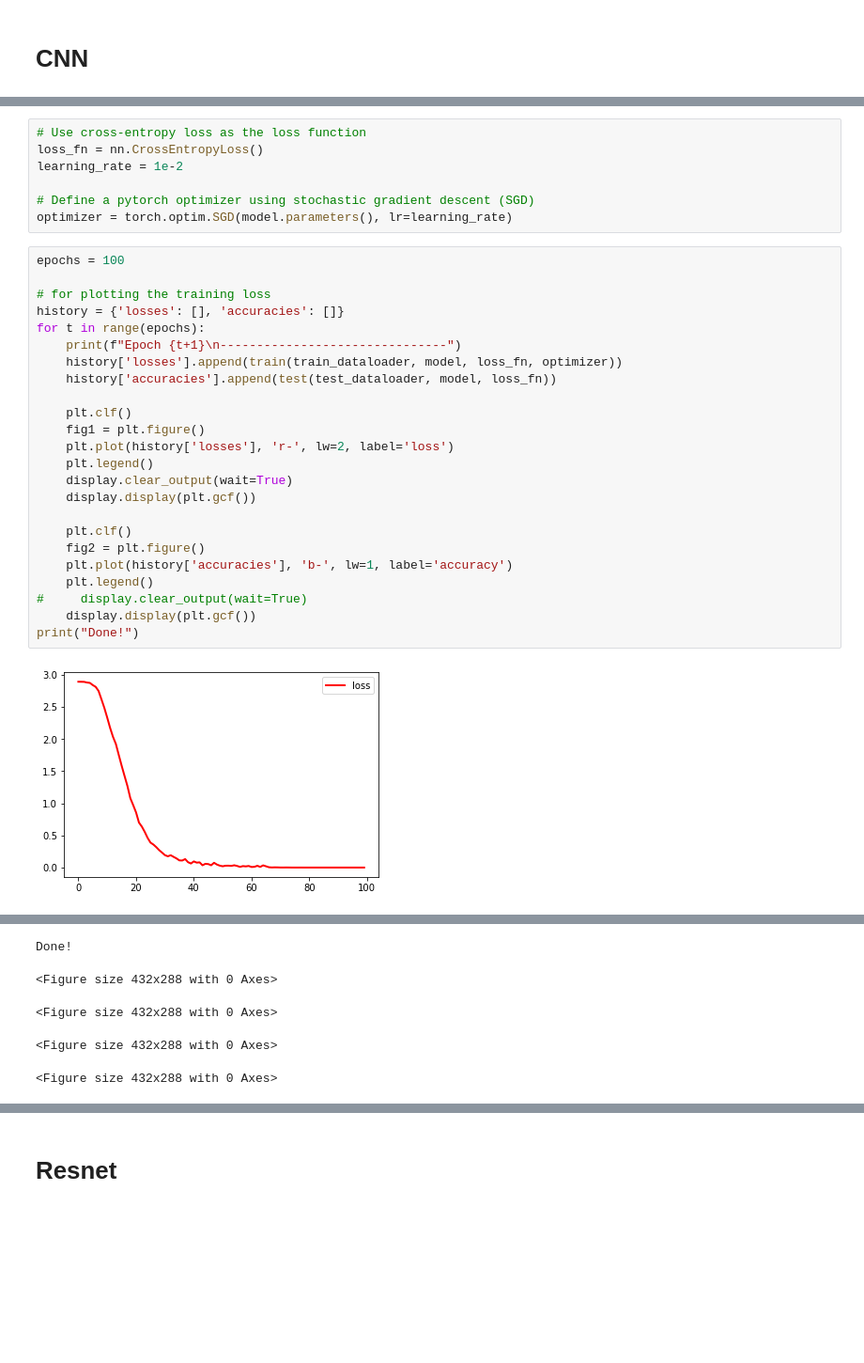
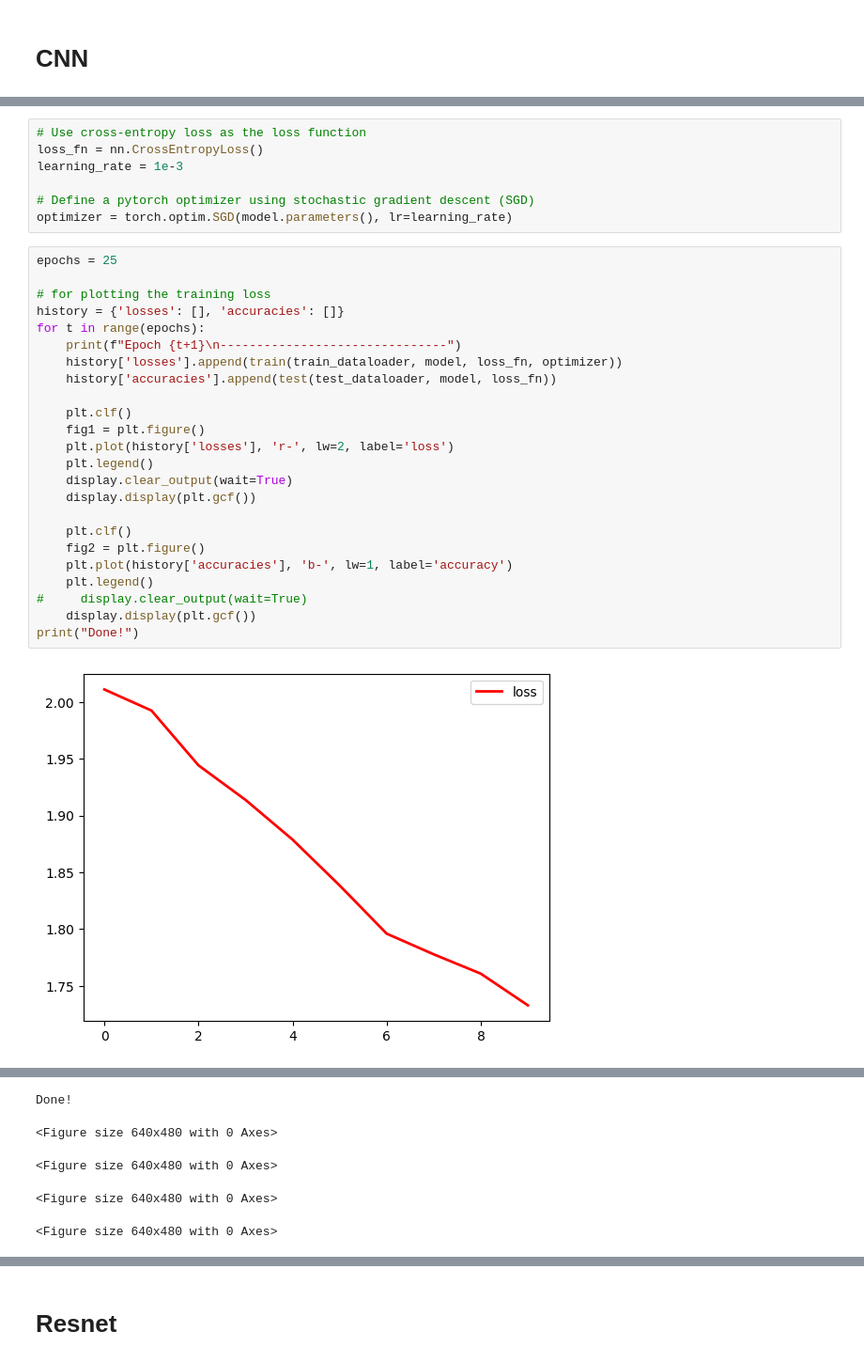
Before and after one commit to AdamKasumovic/CSE404-ML-Project-SS23, a Jupyter notebook: CSE404_ML_Project.ipynb, the cells around one changed output, grey strips where cells are left out. Shown at 94% size. Drawn from its saved outputs; the diff is of its cells as text; blank space fills up the shorter version.

```diff
--- a/CSE404_ML_Project.ipynb
+++ b/CSE404_ML_Project.ipynb
@@ -850,33 +886,33 @@ NeuralNetwork(
 # %%
 # Use cross-entropy loss as the loss function
 loss_fn = nn.CrossEntropyLoss()
-learning_rate = 1e-2
+learning_rate = 1e-3
 
 # Define a pytorch optimizer using stochastic gradient descent (SGD)
 optimizer = torch.optim.SGD(model.parameters(), lr=learning_rate)
 # %%
-epochs = 100
+epochs = 25
 
 # for plotting the training loss
 history = {'losses': [], 'accuracies': []}
 for t in range(epochs):
     print(f"Epoch {t+1}\n-------------------------------")
     history['losses'].append(train(train_dataloader, model, loss_fn, optimizer))
     history['accuracies'].append(test(test_dataloader, model, loss_fn))
 
     plt.clf()
     fig1 = plt.figure()
     plt.plot(history['losses'], 'r-', lw=2, label='loss')
     plt.legend()
     display.clear_output(wait=True)
     display.display(plt.gcf())
 
     plt.clf()
     fig2 = plt.figure()
     plt.plot(history['accuracies'], 'b-', lw=1, label='accuracy')
     plt.legend()
 #     display.clear_output(wait=True)
     display.display(plt.gcf())
 print("Done!")
 # %% [output]
-[figure, old version]
+[figure, new version]
@@ -884,5 +920,5 @@ print("Done!")
 Done!
-<Figure size 432x288 with 0 Axes>
+<Figure size 640x480 with 0 Axes>
-<Figure size 432x288 with 0 Axes>
+<Figure size 640x480 with 0 Axes>
-<Figure size 432x288 with 0 Axes>
+<Figure size 640x480 with 0 Axes>
-<Figure size 432x288 with 0 Axes>
+<Figure size 640x480 with 0 Axes>
```
Also changed, not shown: parts of 13 cells of this notebook.
